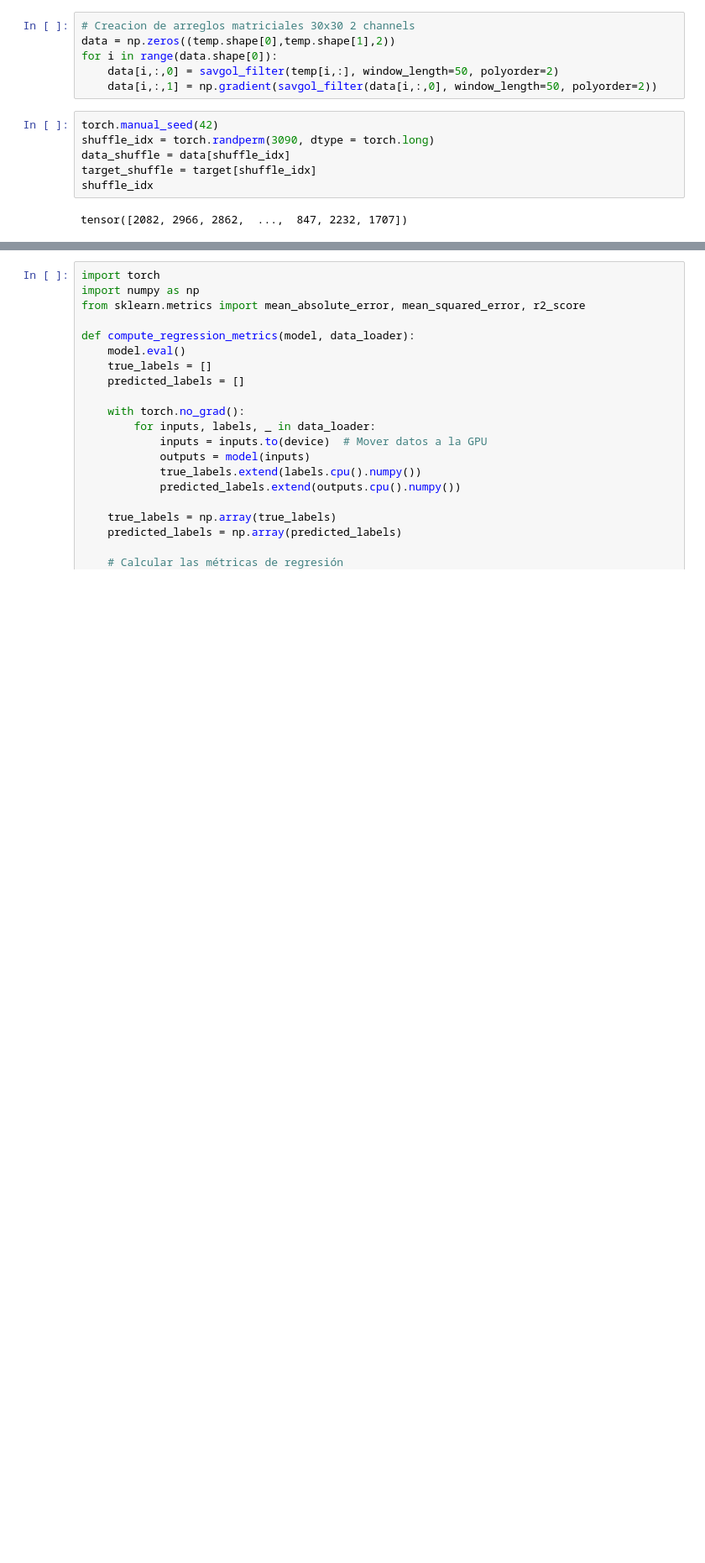
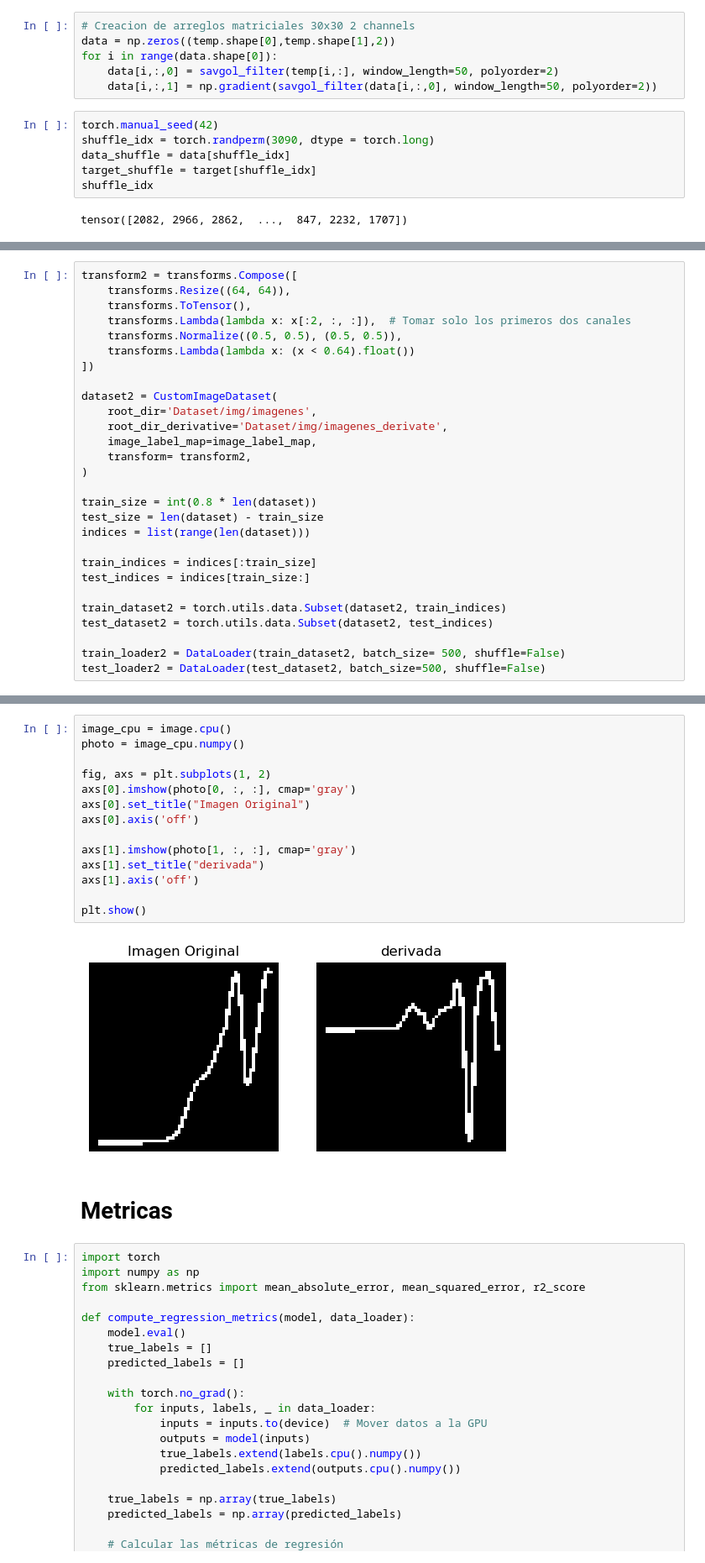
Before and after one commit to WilhelmBuitrago/BandGap-Prediction, a Jupyter notebook: code/CNN_img_regression.ipynb, the cells around one changed output, grey strips where cells are left out. Shown at 84% size. Drawn from its saved outputs; the diff is of its cells as text; blank space fills up the shorter version.

```diff
--- a/code/CNN_img_regression.ipynb
+++ b/code/CNN_img_regression.ipynb
@@ -132,0 +119,28 @@ plt.show()
+# %%
+transform2 = transforms.Compose([
+    transforms.Resize((64, 64)),
+    transforms.ToTensor(),
+    transforms.Lambda(lambda x: x[:2, :, :]),  # Tomar solo los primeros dos canales
+    transforms.Normalize((0.5, 0.5), (0.5, 0.5)),
+    transforms.Lambda(lambda x: (x < 0.64).float())
+])
+
+dataset2 = CustomImageDataset(
+    root_dir='Dataset/img/imagenes',
+    root_dir_derivative='Dataset/img/imagenes_derivate',
+    image_label_map=image_label_map,
+    transform= transform2,
+)
+
+train_size = int(0.8 * len(dataset))
+test_size = len(dataset) - train_size
+indices = list(range(len(dataset)))
+
+train_indices = indices[:train_size]
+test_indices = indices[train_size:]
+
+train_dataset2 = torch.utils.data.Subset(dataset2, train_indices)
+test_dataset2 = torch.utils.data.Subset(dataset2, test_indices)
+
+train_loader2 = DataLoader(train_dataset2, batch_size= 500, shuffle=False)
+test_loader2 = DataLoader(test_dataset2, batch_size=500, shuffle=False)
@@ -230,3 +342,21 @@ tensor(2.0700)
+# %%
+image_cpu = image.cpu()
+photo = image_cpu.numpy()
+
+fig, axs = plt.subplots(1, 2)
+axs[0].imshow(photo[0, :, :], cmap='gray')
+axs[0].set_title("Imagen Original")
+axs[0].axis('off')
+
+axs[1].imshow(photo[1, :, :], cmap='gray')
+axs[1].set_title("derivada")
+axs[1].axis('off')
+
+plt.show()
+# %% [output]
+[figure, added]
+# %% [markdown]
+# Metricas
 # %%
 import torch
 import numpy as np
```
Also changed, not shown: parts of 22 cells of this notebook.
